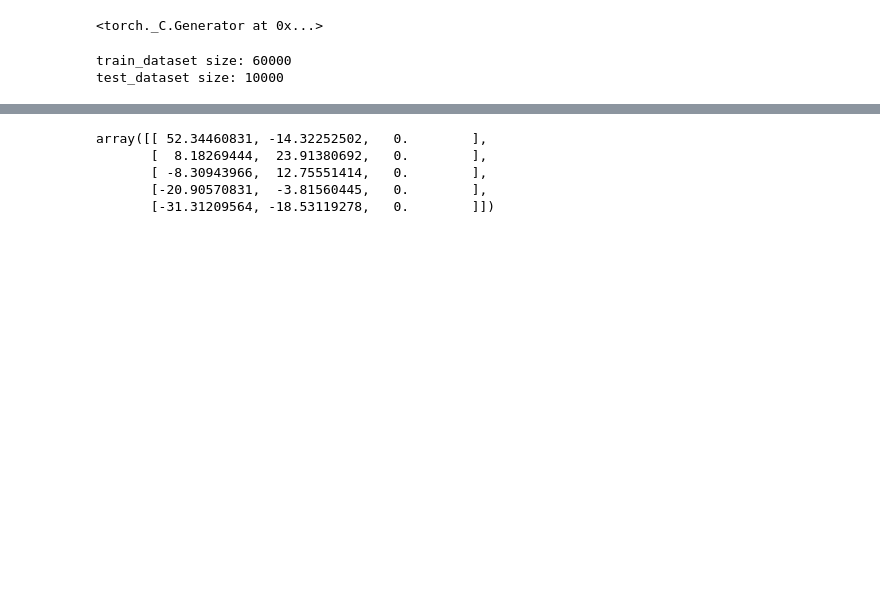
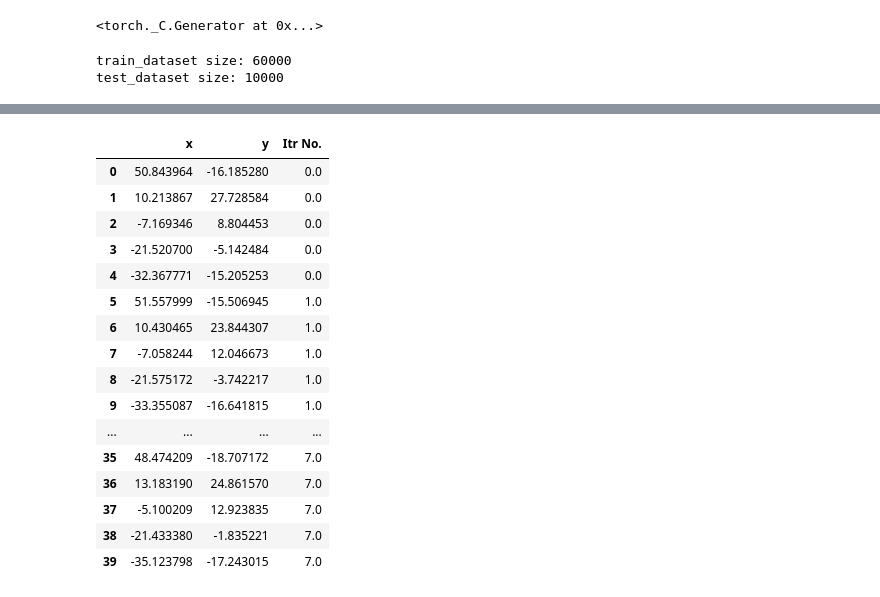
Before and after one commit to DineshchandarR/CPSC-8430-Deep-Learning-001, a Jupyter notebook: HW1/HW1.2_Visualize the Optimization Process_p2.ipynb, the cells around one changed output, grey strips where cells are left out. Cells and saved outputs as stored; diff of their text form; code cells hidden in the pictures; blank space fills up the shorter version.

```diff
--- a/HW1/HW1.2_Visualize the Optimization Process_p2.ipynb
+++ b/HW1/HW1.2_Visualize the Optimization Process_p2.ipynb
@@ -237,11 +249,23 @@ plt.show()
-# %%
-tempData
-# %% [output]
-array([[ 52.34460831, -14.32252502,   0.        ],
-       [  8.18269444,  23.91380692,   0.        ],
-       [ -8.30943966,  12.75551414,   0.        ],
-       [-20.90570831,  -3.81560445,   0.        ],
-       [-31.31209564, -18.53119278,   0.        ]])
+# %%
+pcaDf
+# %% [output]
+|  | x | y | Itr No. |
+| 0 | 50.843964 | -16.185280 | 0.0 |
+| 1 | 10.213867 | 27.728584 | 0.0 |
+| 2 | -7.169346 | 8.804453 | 0.0 |
+| 3 | -21.520700 | -5.142484 | 0.0 |
+| 4 | -32.367771 | -15.205253 | 0.0 |
+| 5 | 51.557999 | -15.506945 | 1.0 |
+| 6 | 10.430465 | 23.844307 | 1.0 |
+| 7 | -7.058244 | 12.046673 | 1.0 |
+| 8 | -21.575172 | -3.742217 | 1.0 |
+| 9 | -33.355087 | -16.641815 | 1.0 |
+| ... | ... | ... | ... |
+| 35 | 48.474209 | -18.707172 | 7.0 |
+| 36 | 13.183190 | 24.861570 | 7.0 |
+| 37 | -5.100209 | 12.923835 | 7.0 |
+| 38 | -21.433380 | -1.835221 | 7.0 |
+| 39 | -35.123798 | -17.243015 | 7.0 |
 # %%
 paramDF
 # %% [output]
```
Also changed, not shown: parts of 3 cells of this notebook, 3 other files.
